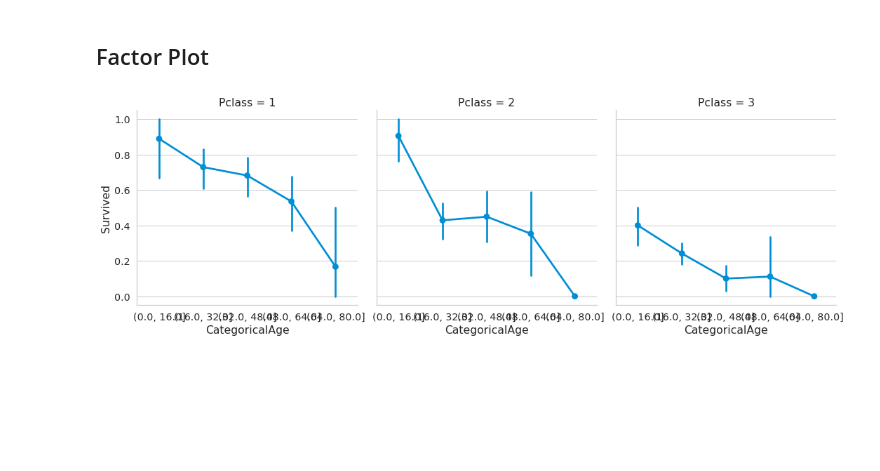
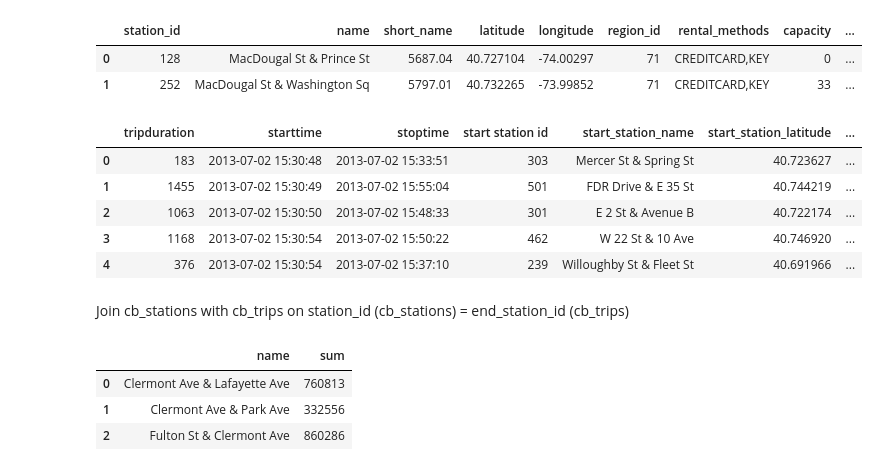
Before and after one commit to adhang/data-science-digital-skola, a Jupyter notebook: 11. Basic Statistics/Learn - Basic Statistics.ipynb, the cells around one changed output. Drawn from its saved outputs; the diff is of its cells as text; code cells hidden in the pictures; blank space fills up the shorter version.

```diff
--- a/11. Basic Statistics/Learn - Basic Statistics.ipynb
+++ b/11. Basic Statistics/Learn - Basic Statistics.ipynb
@@ -299,7 +174,66 @@ plt.show()
-# %% [markdown]
-## Factor Plot
-# %%
-sns.factorplot('CategoricalAge','Survived',data=data,col='Pclass')
-plt.show()
-# %% [output]
-[figure, removed]
+# %%
+sql_script =  """
+              select *
+              from batch_11.cb_stations
+              where lower(name) like '%macdougal%'
+              """
+
+data = pd.read_sql_query(sql_script, pg_connection)
+data.head()
+# %% [output]
+|  | station_id | name | short_name | latitude | longitude | region_id | rental_methods | capacity | ... |
+| 0 | 128 | MacDougal St & Prince St | 5687.04 | 40.727104 | -74.00297 | 71 | CREDITCARD,KEY | 0 | ... |
+| 1 | 252 | MacDougal St & Washington Sq | 5797.01 | 40.732265 | -73.99852 | 71 | CREDITCARD,KEY | 33 | ... |
+# %%
+sql_script =  """
+              with
+                t1 as
+                (
+                  select *
+                  from batch_11.cb_trips
+                )
+
+              select *
+              from t1
+              """
+
+data_trips = pd.read_sql_query(sql_script, pg_connection)
+data_trips.head()
+# %% [output]
+|  | tripduration | starttime | stoptime | start station id | start_station_name | start_station_latitude | ... |
+| 0 | 183 | 2013-07-02 15:30:48 | 2013-07-02 15:33:51 | 303 | Mercer St & Spring St | 40.723627 | ... |
+| 1 | 1455 | 2013-07-02 15:30:49 | 2013-07-02 15:55:04 | 501 | FDR Drive & E 35 St | 40.744219 | ... |
+| 2 | 1063 | 2013-07-02 15:30:50 | 2013-07-02 15:48:33 | 301 | E 2 St & Avenue B | 40.722174 | ... |
+| 3 | 1168 | 2013-07-02 15:30:54 | 2013-07-02 15:50:22 | 462 | W 22 St & 10 Ave | 40.746920 | ... |
+| 4 | 376 | 2013-07-02 15:30:54 | 2013-07-02 15:37:10 | 239 | Willoughby St & Fleet St | 40.691966 | ... |
+# %% [markdown]
+Join cb_stations with cb_trips on station_id (cb_stations) = end_station_id (cb_trips)
+# %%
+sql_script =  """
+              with
+                t1 as
+                (
+                  select
+                    cs.name,
+                    ct.tripduration
+                  from batch_11.cb_trips ct
+                  join batch_11.cb_stations cs
+                  on cs.station_id = ct.end_station_id
+                )
+
+              select
+                t1.name,
+                sum(t1.tripduration)
+              from t1
+              where lower(t1.name) like '%clermont%'
+              group by 1
+              having sum(t1.tripduration) < 3000000
+              """
+
+data_trips = pd.read_sql_query(sql_script, pg_connection)
+data_trips.head()
+# %% [output]
+|  | name | sum |
+| 0 | Clermont Ave & Lafayette Ave | 760813 |
+| 1 | Clermont Ave & Park Ave | 332556 |
+| 2 | Fulton St & Clermont Ave | 860286 |
```
Also changed, not shown: parts of 80 cells of this notebook.
